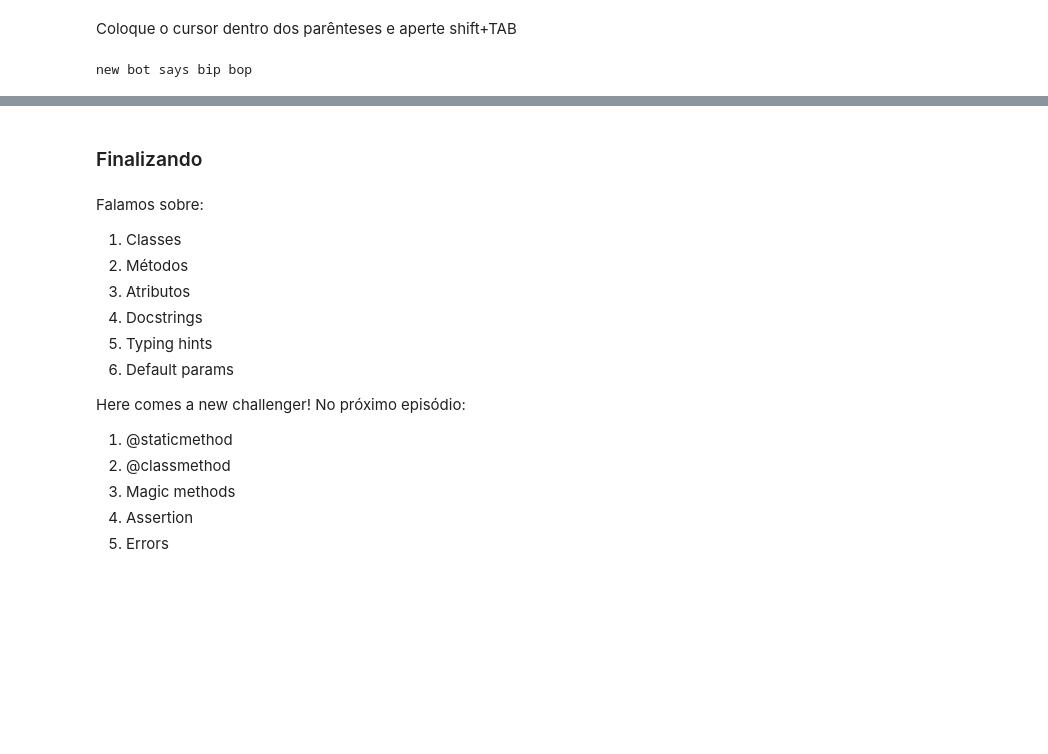
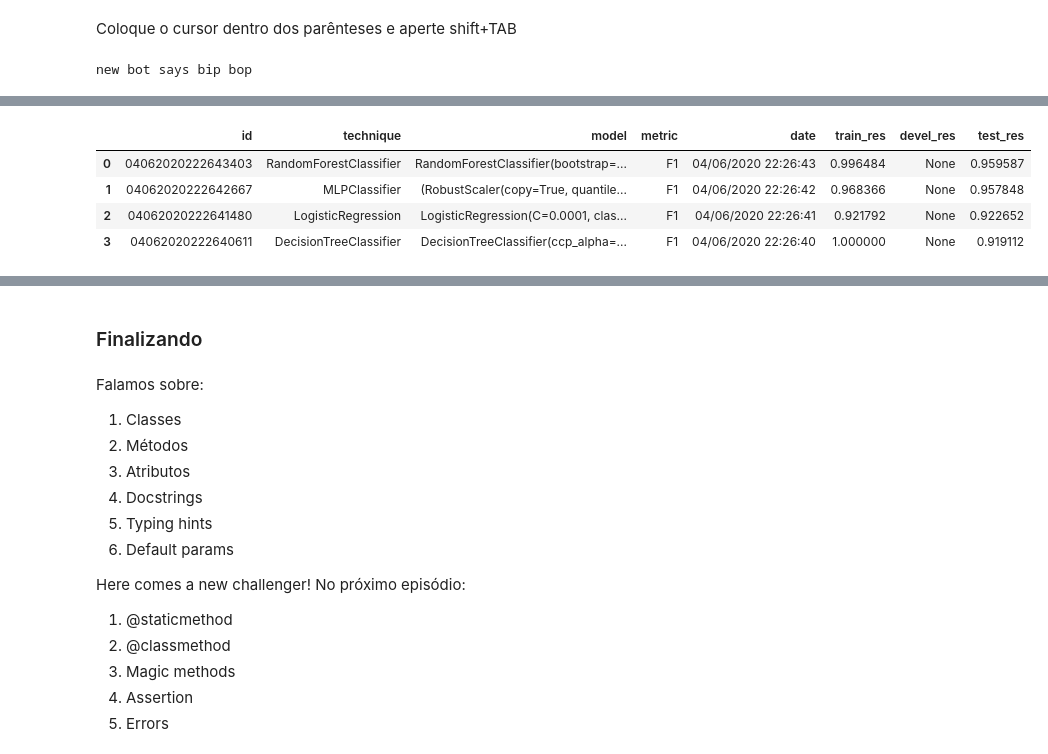
Before and after one commit to danilomotta/minicurso_oo_python, a Jupyter notebook: minicurso_oo_python.ipynb, the cells around one changed output, grey strips where cells are left out. Drawn from its saved outputs; the diff is of its cells as text; code cells hidden in the pictures; blank space fills up the shorter version.

```diff
--- a/minicurso_oo_python.ipynb
+++ b/minicurso_oo_python.ipynb
@@ -467,0 +538,8 @@ ykleber_acc.print_balance()
+# %%
+arch.get_ranked_models()
+# %% [output]
+|  | id | technique | model | metric | date | train_res | devel_res | test_res |
+| 0 | 04062020222643403 | RandomForestClassifier | RandomForestClassifier(bootstrap=... | F1 | 04/06/2020 22:26:43 | 0.996484 | None | 0.959587 |
+| 1 | 04062020222642667 | MLPClassifier | (RobustScaler(copy=True, quantile... | F1 | 04/06/2020 22:26:42 | 0.968366 | None | 0.957848 |
+| 2 | 04062020222641480 | LogisticRegression | LogisticRegression(C=0.0001, clas... | F1 | 04/06/2020 22:26:41 | 0.921792 | None | 0.922652 |
+| 3 | 04062020222640611 | DecisionTreeClassifier | DecisionTreeClassifier(ccp_alpha=... | F1 | 04/06/2020 22:26:40 | 1.000000 | None | 0.919112 |
```
Also changed, not shown: parts of 10 cells of this notebook, 3 other files.
